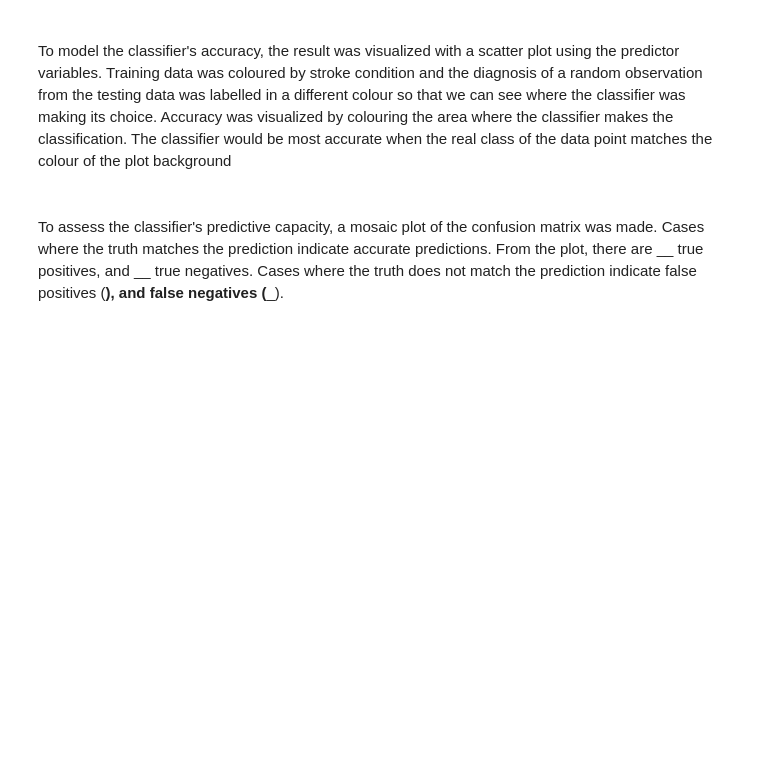
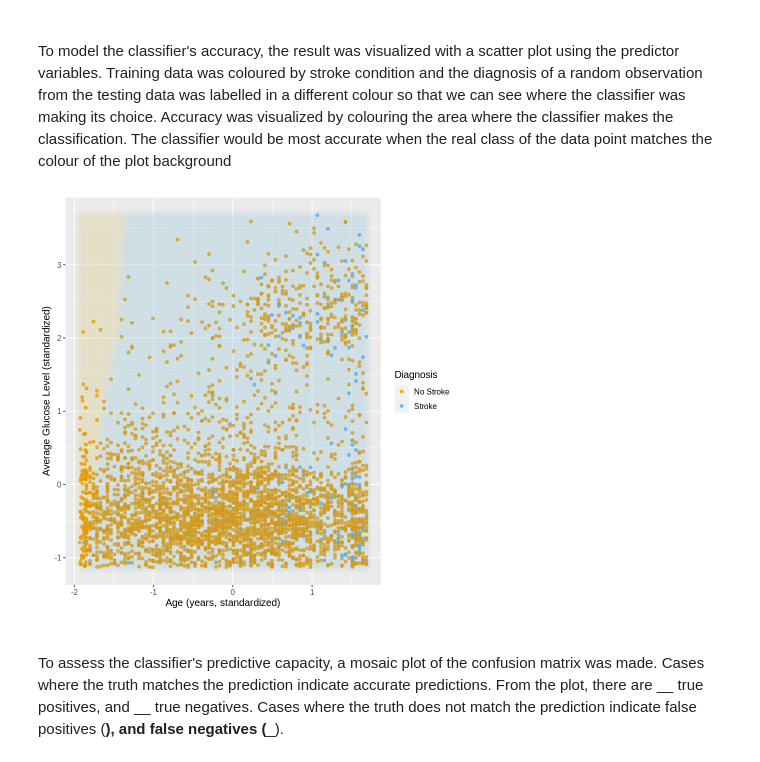
Before and after one commit to inigogrch/dsci-100-2022w2-group-29-section-007, a Jupyter notebook: Report.ipynb, the cells around one changed output. Saved outputs shown, nothing was run; the diff lists cells and outputs as text; code cells hidden in the pictures; blank space fills up the shorter version.

```diff
--- a/Report.ipynb
+++ b/Report.ipynb
@@ -251,3 +255,5 @@ ROSE based on stroke
 <br> As shown, the classes are now more balanced. However, there may be the issue of overfitting the model to the data because it increases the number of observations in the class that does have a stroke. Thus, cross-validation may not work as well and this should be noted for future research to use a more balanced dataset.
 # %%
 #code for balanced data confirmation
+balanced_stroke <- bake(brainstroke_recipe_balanced, brainstroke_training)
+balanced_stroke
@@ -345,6 +381,43 @@ A tibble: 2 × 3
 <br> To model the classifier's accuracy, the result was visualized with a scatter plot using the predictor variables. Training data was coloured by stroke condition and the diagnosis of a random observation from the testing data was labelled in a different colour so that we can see where the classifier was making its choice. Accuracy was visualized by colouring the area where the classifier makes the classification. The classifier would be most accurate when the real class of the data point matches the colour of the plot background
 # %%
 #code for scatter plot
+age_grid <- seq(min(balanced_stroke$age),
+                max(balanced_stroke$age),
+                length.out = 100)
+glu_grid <- seq(min(balanced_stroke$avg_glucose_level),
+                max(balanced_stroke$avg_glucose_level),
+                length.out = 100)
+asgrid <- as_tibble(expand.grid(age = age_grid,
+                                avg_glucose_level = glu_grid))
+
+StrokePredGrid <- predict(brainstroke_fit, asgrid)
+
+prediction_table <- bind_cols(StrokePredGrid, asgrid) |>
+  rename(stroke = .pred_class)
+
+wkflw_plot <-
+  ggplot() +
+  geom_point(data = balanced_stroke,
+             mapping = aes(x = age,
+                           y = avg_glucose_level,
+                           color = stroke),
+             alpha = 0.75) +
+  geom_point(data = prediction_table,
+             mapping = aes(x = age,
+                           y = avg_glucose_level,
+                           color = stroke),
+             alpha = 0.02,
+             size = 5) +
+  labs(color = "Diagnosis",
+       x = "Age (years, standardized)",
+       y = "Average Glucose Level (standardized)") +
+  scale_color_manual(labels = c("No Stroke", "Stroke"),
+                     values = c("orange2", "steelblue2")) +
+  theme(text = element_text(size = 12))
+
+wkflw_plot
+# %% [output]
+[figure, added]
 # %% [markdown]
 <br> To assess the classifier's predictive capacity, a mosaic plot of the confusion matrix was made. Cases where the truth matches the prediction indicate accurate predictions. From the plot, there are __ true positives, and __ true negatives. Cases where the truth does not match the prediction indicate false positives (__), and false negatives (___).
 # %%
```
Also changed, not shown: parts of 6 cells of this notebook.
